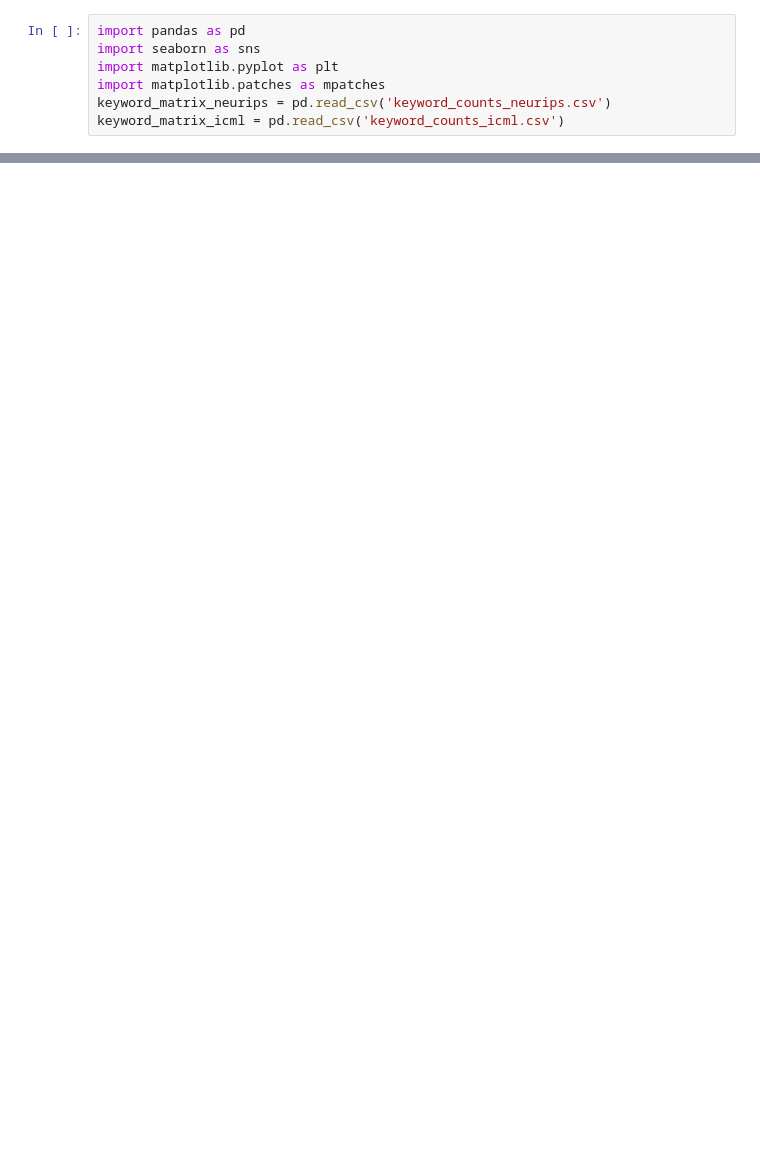
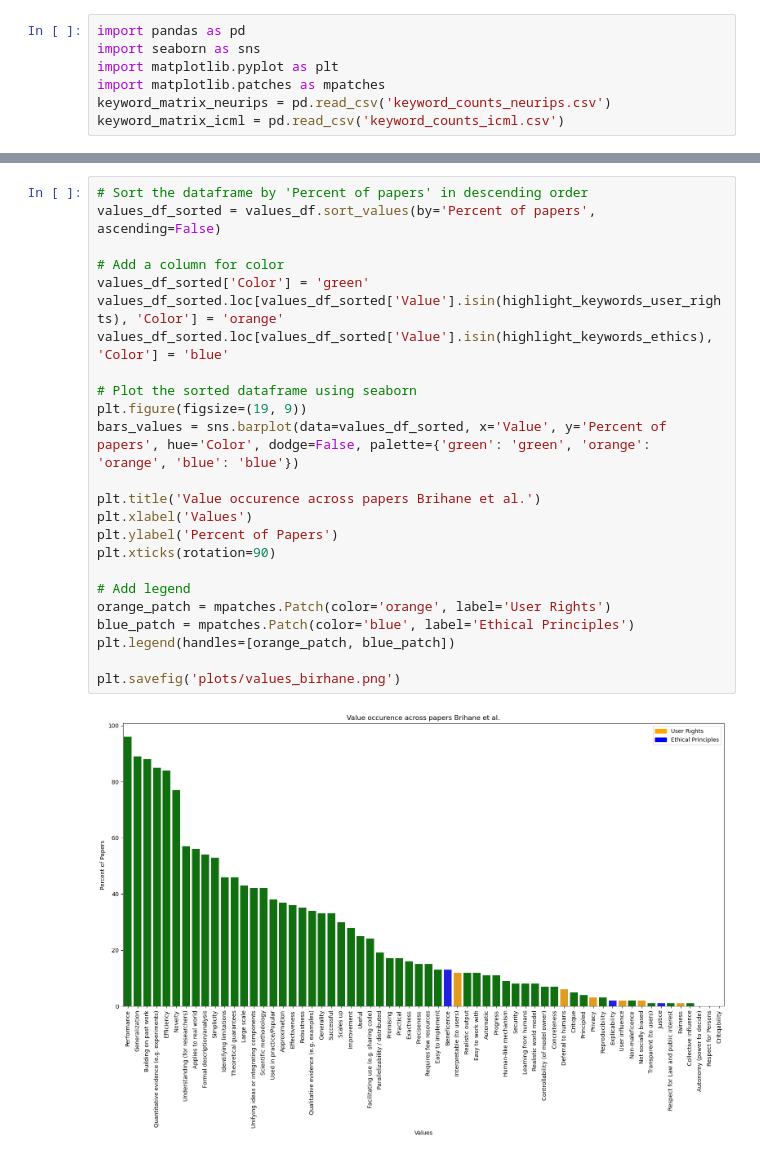
Before and after one commit to IsabelKurth/values-in-ml-research, a Jupyter notebook: analysis_and_plots.ipynb, the cells around one changed output, grey strips where cells are left out. Saved outputs shown, nothing was run; the diff lists cells and outputs as text; blank space fills up the shorter version.

```diff
--- a/analysis_and_plots.ipynb
+++ b/analysis_and_plots.ipynb
@@ -176,4 +140,30 @@ merged_df
 61 rows × 3 columns
+# %%
+# Sort the dataframe by 'Percent of papers' in descending order
+values_df_sorted = values_df.sort_values(by='Percent of papers', ascending=False)
+
+# Add a column for color
+values_df_sorted['Color'] = 'green'
+values_df_sorted.loc[values_df_sorted['Value'].isin(highlight_keywords_user_rights), 'Color'] = 'orange'
+values_df_sorted.loc[values_df_sorted['Value'].isin(highlight_keywords_ethics), 'Color'] = 'blue'
+
+# Plot the sorted dataframe using seaborn
+plt.figure(figsize=(19, 9))
+bars_values = sns.barplot(data=values_df_sorted, x='Value', y='Percent of papers', hue='Color', dodge=False, palette={'green': 'green', 'orange': 'orange', 'blue': 'blue'})
+
+plt.title('Value occurence across papers Brihane et al.')
+plt.xlabel('Values')
+plt.ylabel('Percent of Papers')
+plt.xticks(rotation=90)
+
+# Add legend
+orange_patch = mpatches.Patch(color='orange', label='User Rights')
+blue_patch = mpatches.Patch(color='blue', label='Ethical Principles')
+plt.legend(handles=[orange_patch, blue_patch])
+
+plt.savefig('plots/values_birhane.png')
+# %% [output]
+[figure, added]
 # %%
 # Melt the dataframe for easier plotting with seaborn
 melted_df = merged_df.melt(id_vars='Value', var_name='Category', value_name='Percentage')
```
Also changed, not shown: parts of 8 cells of this notebook, 8 other files.
